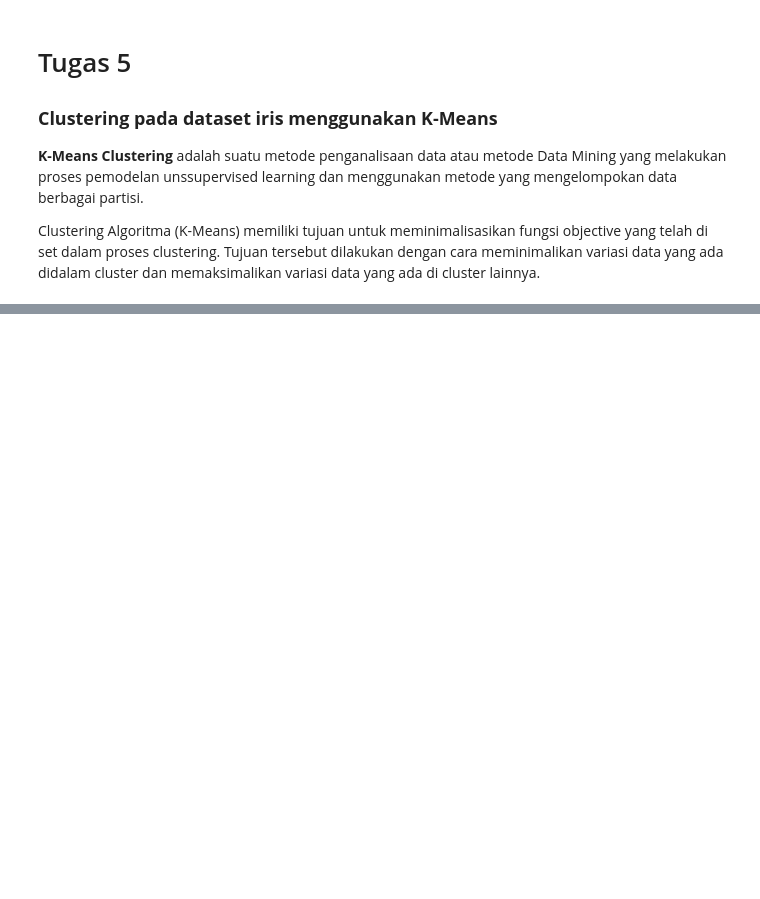
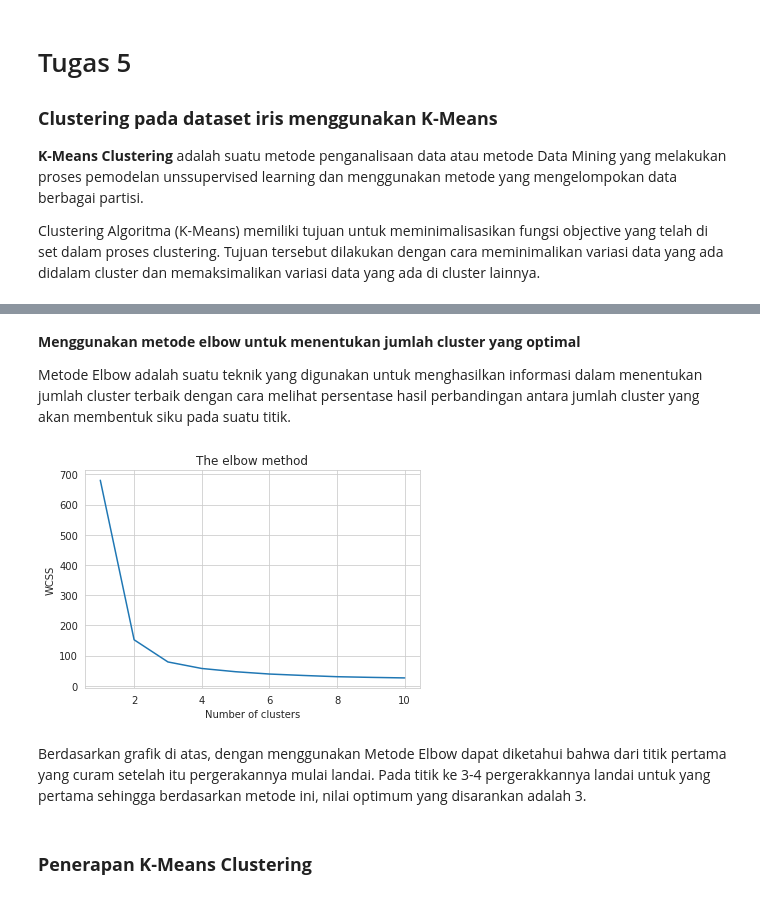
Before and after one commit to indyrajanuar/datamining, a Jupyter notebook: _sources/Tugas 5.ipynb, the cells around one changed output, grey strips where cells are left out. Drawn from its saved outputs; the diff is of its cells as text; code cells hidden in the pictures; blank space fills up the shorter version.

```diff
--- a/_sources/Tugas 5.ipynb
+++ b/_sources/Tugas 5.ipynb
@@ -79,4 +6,0 @@ Selanjutnya yaitu memilih algoritma clustering yang akan digunakan dalam program
-# %%
-from sklearn.cluster import KMeans
-#akan terdiri dari 3 cluster dan kemudian  fitted X_train init ke dalam model
-kmeans = KMeans(n_clusters=3).fit(X_train)
@@ -128,0 +14,6 @@ plt.scatter(centers[:,0], centers[:,1], c='black', s=200, alpha=0.5)
+# %%
+#source data
+dataset_url = "https://raw.githubusercontent.com/indyrajanuar/datamining/main/IRIS.csv"
+#create dataframe
+df = pd.read_csv(dataset_url)
+x = df.iloc[:, [0, 1, 2, 3]].values
@@ -128,0 +97,25 @@ plt.scatter(centers[:,0], centers[:,1], c='black', s=200, alpha=0.5)
+# %%
+#menentukan jumlah cluster yang optimal
+from sklearn.cluster import KMeans
+wcss = []
+
+for i in range(1, 11):
+    kmeans = KMeans(n_clusters = i, init = 'k-means++', max_iter = 300, n_init = 10, random_state = 0)
+    kmeans.fit(x)
+    wcss.append(kmeans.inertia_)
+# %% [markdown]
+**Menggunakan metode elbow untuk menentukan jumlah cluster yang optimal**
+
+Metode Elbow adalah suatu teknik yang digunakan untuk menghasilkan informasi dalam menentukan jumlah cluster terbaik dengan cara melihat persentase hasil perbandingan antara jumlah cluster yang akan membentuk siku pada suatu titik.
+# %%
+plt.plot(range(1, 11), wcss)
+plt.title('The elbow method')
+plt.xlabel('Number of clusters')
+plt.ylabel('WCSS') #within cluster sum of squares
+plt.show()
+# %% [output]
+[figure, added]
+# %% [markdown]
+Berdasarkan grafik di atas, dengan menggunakan Metode Elbow dapat diketahui bahwa dari titik pertama yang curam setelah itu pergerakannya mulai landai. Pada titik ke 3-4 pergerakkannya landai untuk yang pertama sehingga berdasarkan metode ini, nilai optimum yang disarankan adalah 3.
+# %% [markdown]
+### **Penerapan K-Means Clustering**
```
Also changed, not shown: parts of 30 cells of this notebook, 25 other files.
